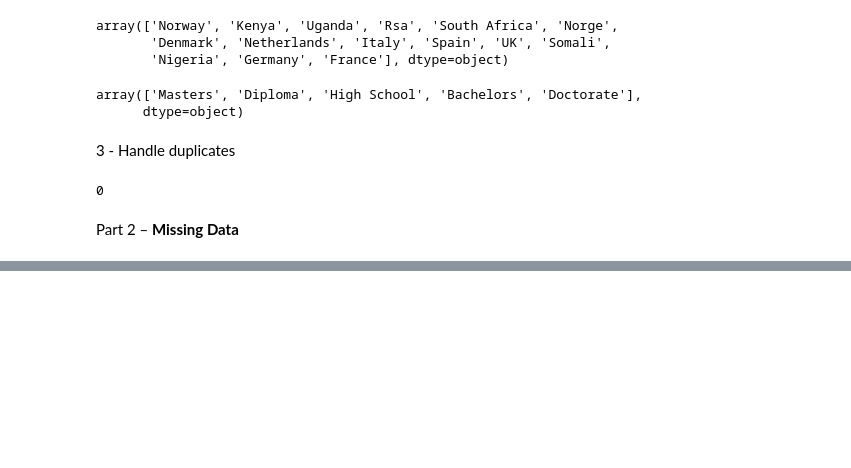
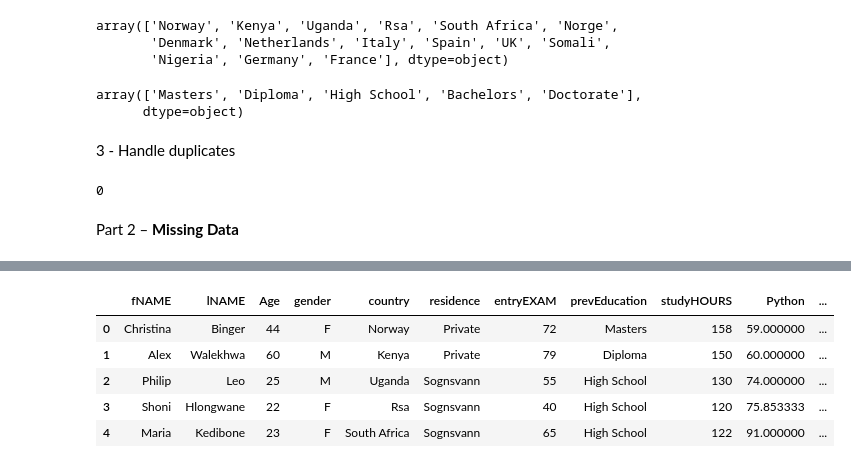
Before and after one commit to DoaaHazem/Data_Cleaning, a Jupyter notebook: Data_Preprocessing.ipynb, the cells around one changed output, grey strips where cells are left out. Cells and saved outputs as stored; diff of their text form; code cells hidden in the pictures; blank space fills up the shorter version.

```diff
--- a/Data_Preprocessing.ipynb
+++ b/Data_Preprocessing.ipynb
@@ -93,0 +126,3 @@ Part 2 – **Missing Data**
+# %%
+df_mean = df.copy()
+df_mean["Python"].fillna(df_mean["Python"].mean(), inplace=True)
@@ -93,0 +136,9 @@ Part 2 – **Missing Data**
+# %%
+df_mean.head()
+# %% [output]
+|  | fNAME | lNAME | Age | gender | country | residence | entryEXAM | prevEducation | studyHOURS | Python | ... |
+| 0 | Christina | Binger | 44 | F | Norway | Private | 72 | Masters | 158 | 59.000000 | ... |
+| 1 | Alex | Walekhwa | 60 | M | Kenya | Private | 79 | Diploma | 150 | 60.000000 | ... |
+| 2 | Philip | Leo | 25 | M | Uganda | Sognsvann | 55 | High School | 130 | 74.000000 | ... |
+| 3 | Shoni | Hlongwane | 22 | F | Rsa | Sognsvann | 40 | High School | 120 | 75.853333 | ... |
+| 4 | Maria | Kedibone | 23 | F | South Africa | Sognsvann | 65 | High School | 122 | 91.000000 | ... |
```
Also changed, not shown: parts of 27 cells of this notebook.
